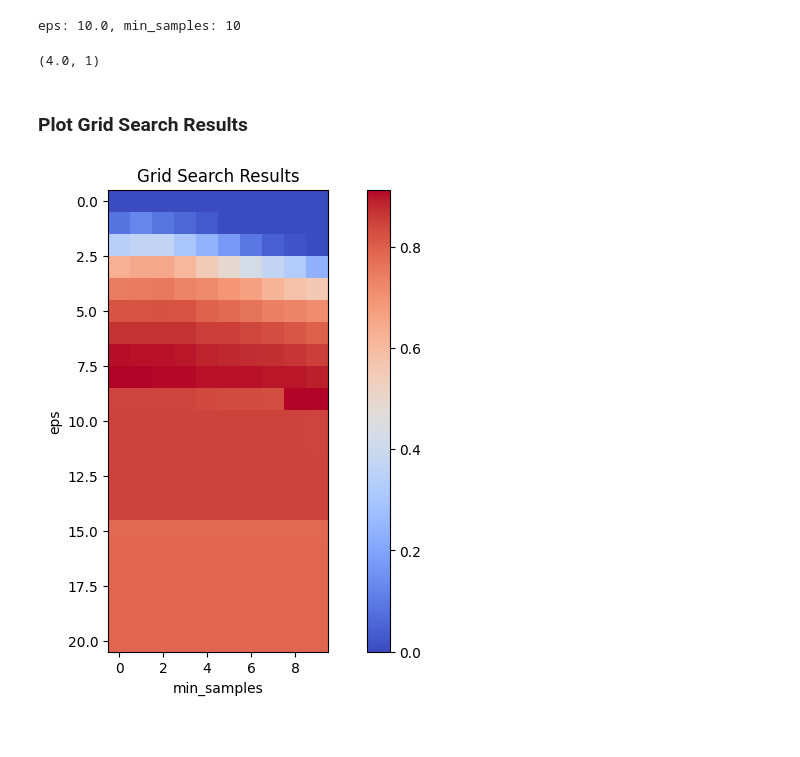
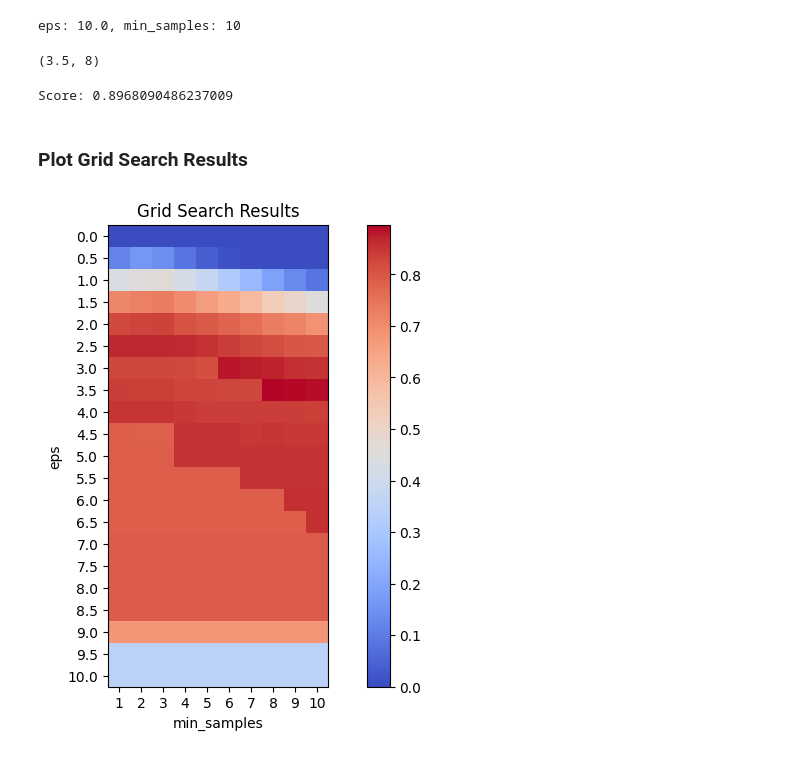
Before and after one commit to UltraArceus3/dbscan-implementation, a Jupyter notebook: dbscan.ipynb, the cells around one changed output. Saved outputs shown, nothing was run; the diff lists cells and outputs as text; code cells hidden in the pictures.

Commit message:
Got Grid Search Results + plotted best

```diff
--- a/dbscan.ipynb
+++ b/dbscan.ipynb
@@ -171,7 +174,7 @@ def DBGridSearch(X, y, eps_range, min_samples_range, metric = adjusted_mutual_in
 
     return gs_scores, best_eps, best_min_samples
 # %%
-gs_scores, best_eps, best_min_samples = DBGridSearch(X_train, y_train,
+gs_scores, best_eps, best_min_samples = DBGridSearch(data[0], data[1],
                                                     eps_range = np.arange(0, 10.5, 0.5),
                                                     min_samples_range = np.arange(1, 11, 1))
 # %% [output]
@@ -179,17 +182,28 @@ eps: 10.0, min_samples: 10
 # %%
 best_eps, best_min_samples
 # %% [output]
-(4.0, 1)
+(3.5, 8)
+# %%
+eps_i = 3.5
+min_samples_j = 8
+print("Score:", gs_scores[int(eps_i*2), min_samples_j - 1])
+# %% [output]
+Score: 0.8968090486237009
 # %% [markdown]
 ### Plot Grid Search Results
 # %%
 # plot the grid search results
 plt.figure(figsize=(10, 6))
-plt.imshow(gs_scores, cmap='coolwarm')
+# eps scale is 0.5, min_samples scale is 1
+plt.imshow(gs_scores, cmap='coolwarm', interpolation='nearest')
+plt.xticks(np.arange(len(np.arange(1, 11, 1))), np.arange(1, 11, 1))
+plt.yticks(np.arange(len(np.arange(0, 10.5, 0.5))), np.arange(0, 10.5, 0.5))
+plt.grid(False)
 plt.colorbar()
 plt.xlabel('min_samples')
 plt.ylabel('eps')
 plt.title('Grid Search Results')
+
 plt.show()
 # %% [output]
-[figure, old version]
+[figure, new version]
```
Also changed, not shown: parts of 3 cells of this notebook.
